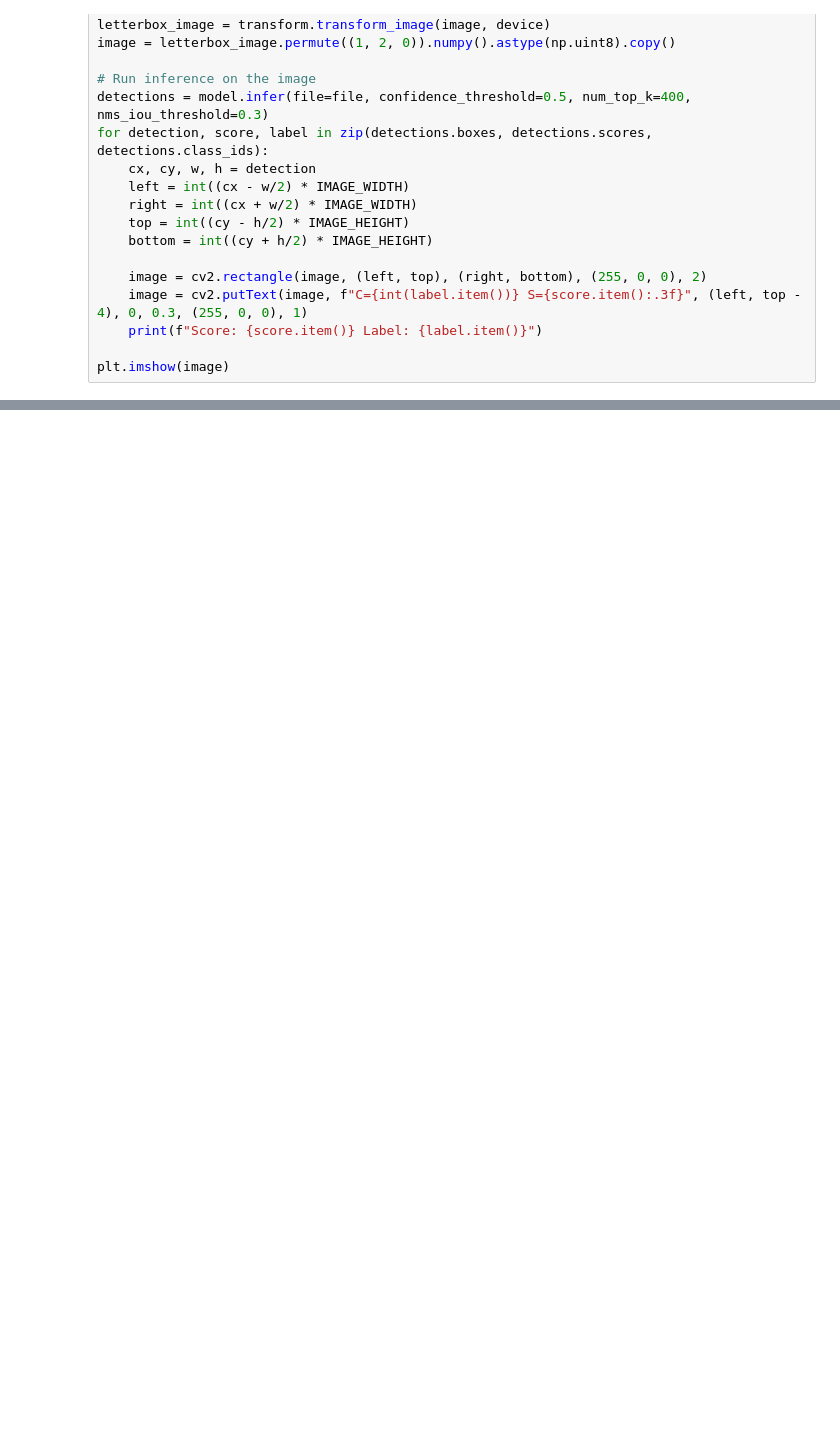
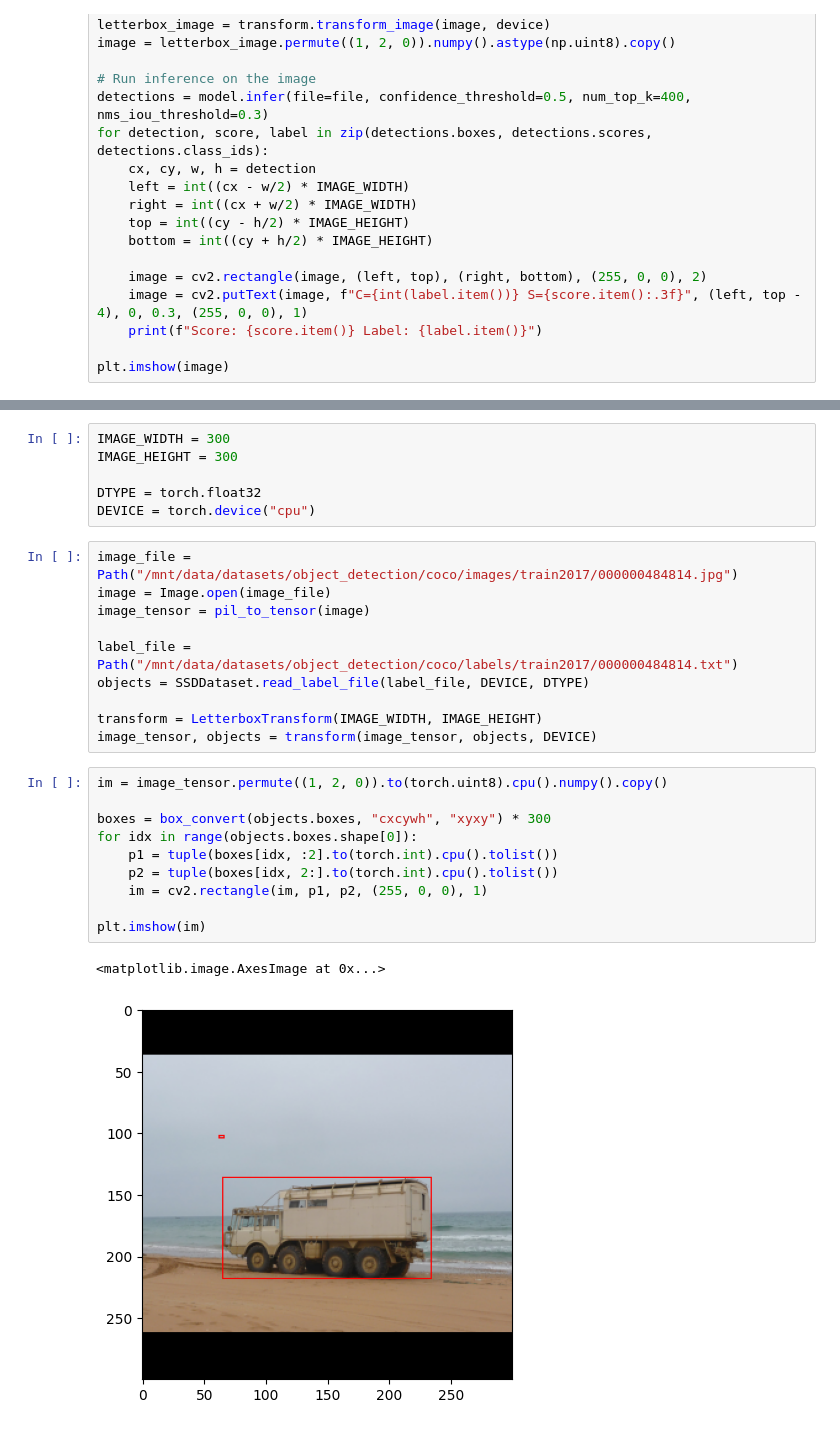
Before and after one commit to KyleNewman97/ssd, a Jupyter notebook: scripts/notebooks/infer.ipynb, the cells around one changed output, grey strips where cells are left out. Saved outputs shown, nothing was run; the diff lists cells and outputs as text; blank space fills up the shorter version.

```diff
--- a/scripts/notebooks/infer.ipynb
+++ b/scripts/notebooks/infer.ipynb
@@ -49,0 +63,29 @@ plt.imshow(image)
+# %%
+IMAGE_WIDTH = 300
+IMAGE_HEIGHT = 300
+
+DTYPE = torch.float32
+DEVICE = torch.device("cpu")
+# %%
+image_file = Path("/mnt/data/datasets/object_detection/coco/images/train2017/000000484814.jpg")
+image = Image.open(image_file)
+image_tensor = pil_to_tensor(image)
+
+label_file = Path("/mnt/data/datasets/object_detection/coco/labels/train2017/000000484814.txt")
+objects = SSDDataset.read_label_file(label_file, DEVICE, DTYPE)
+
+transform = LetterboxTransform(IMAGE_WIDTH, IMAGE_HEIGHT)
+image_tensor, objects = transform(image_tensor, objects, DEVICE)
+# %%
+im = image_tensor.permute((1, 2, 0)).to(torch.uint8).cpu().numpy().copy()
+
+boxes = box_convert(objects.boxes, "cxcywh", "xyxy") * 300
+for idx in range(objects.boxes.shape[0]):
+    p1 = tuple(boxes[idx, :2].to(torch.int).cpu().tolist())
+    p2 = tuple(boxes[idx, 2:].to(torch.int).cpu().tolist())
+    im = cv2.rectangle(im, p1, p2, (255, 0, 0), 1)
+
+plt.imshow(im)
+# %% [output]
+<matplotlib.image.AxesImage at 0x...>
+[figure, added]
```
Also changed, not shown: parts of 5 cells of this notebook, 8 other files.
